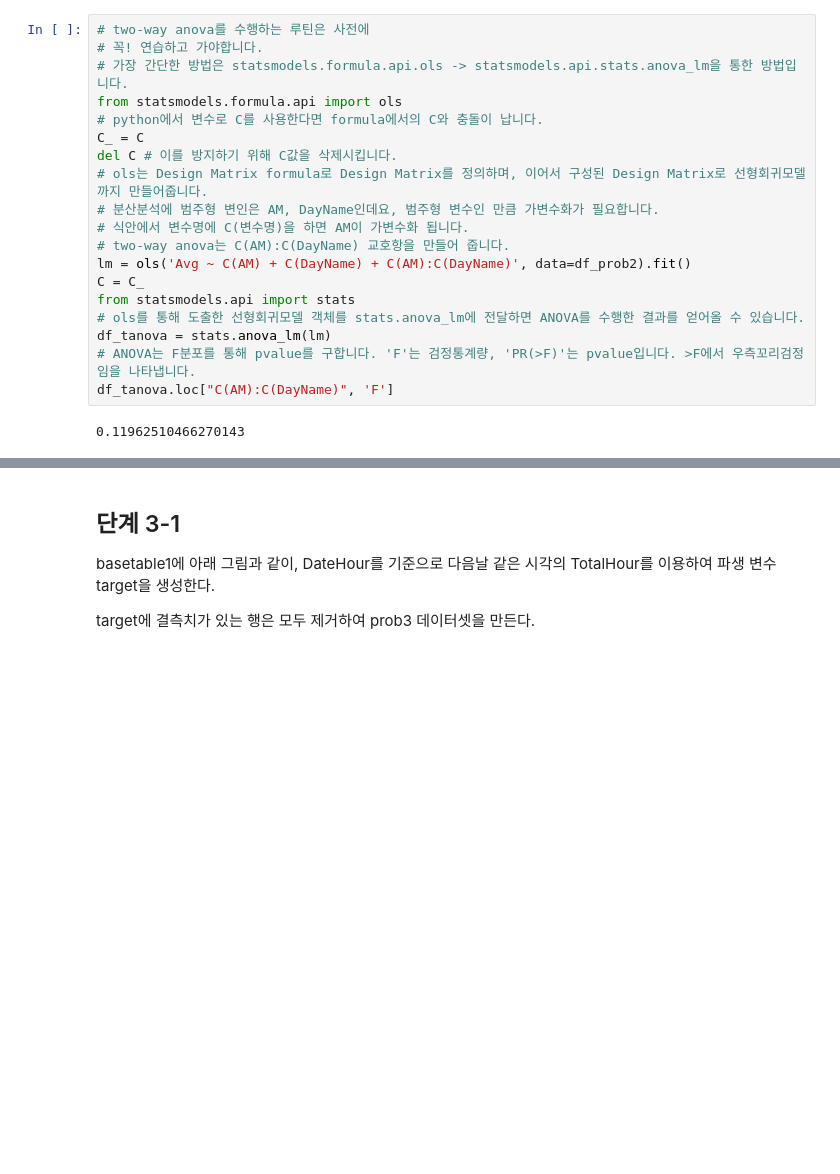
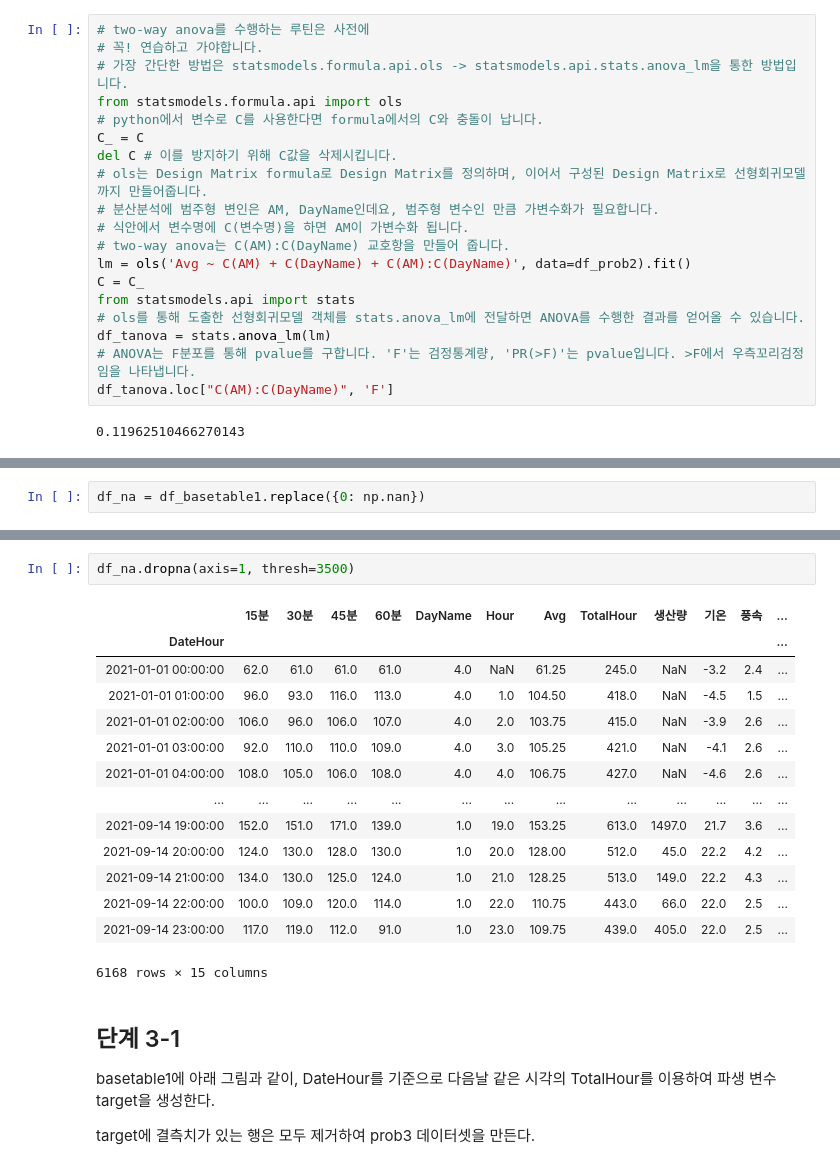
Before and after one commit to sunkusun9/DS_lv3_2311_1, a Jupyter notebook: sec_ds_lv3_prob3_prob.ipynb, the cells around one changed output, grey strips where cells are left out. Drawn from its saved outputs; the diff is of its cells as text; blank space fills up the shorter version.

```diff
--- a/sec_ds_lv3_prob3_prob.ipynb
+++ b/sec_ds_lv3_prob3_prob.ipynb
@@ -761,3 +760,5 @@ AttributeError: 'PatsyData' object has no attribute 'design_info'
 
 
 DateHour를 기준으로 다음날 같은 시각의 최대전력사용량을 예측하려고 한다.
+# %%
+df_na = df_basetable1.replace({0: np.nan})
@@ -764,3 +788,20 @@ DateHour를 기준으로 다음날 같은 시각의 최대전력사용량을 예
+# %%
+df_na.dropna(axis=1, thresh=3500)
+# %% [output]
+|  | 15분 | 30분 | 45분 | 60분 | DayName | Hour | Avg | TotalHour | 생산량 | 기온 | 풍속 | ... |
+| DateHour |  |  |  |  |  |  |  |  |  |  |  | ... |
+| 2021-01-01 00:00:00 | 62.0 | 61.0 | 61.0 | 61.0 | 4.0 | NaN | 61.25 | 245.0 | NaN | -3.2 | 2.4 | ... |
+| 2021-01-01 01:00:00 | 96.0 | 93.0 | 116.0 | 113.0 | 4.0 | 1.0 | 104.50 | 418.0 | NaN | -4.5 | 1.5 | ... |
+| 2021-01-01 02:00:00 | 106.0 | 96.0 | 106.0 | 107.0 | 4.0 | 2.0 | 103.75 | 415.0 | NaN | -3.9 | 2.6 | ... |
+| 2021-01-01 03:00:00 | 92.0 | 110.0 | 110.0 | 109.0 | 4.0 | 3.0 | 105.25 | 421.0 | NaN | -4.1 | 2.6 | ... |
+| 2021-01-01 04:00:00 | 108.0 | 105.0 | 106.0 | 108.0 | 4.0 | 4.0 | 106.75 | 427.0 | NaN | -4.6 | 2.6 | ... |
+| ... | ... | ... | ... | ... | ... | ... | ... | ... | ... | ... | ... | ... |
+| 2021-09-14 19:00:00 | 152.0 | 151.0 | 171.0 | 139.0 | 1.0 | 19.0 | 153.25 | 613.0 | 1497.0 | 21.7 | 3.6 | ... |
+| 2021-09-14 20:00:00 | 124.0 | 130.0 | 128.0 | 130.0 | 1.0 | 20.0 | 128.00 | 512.0 | 45.0 | 22.2 | 4.2 | ... |
+| 2021-09-14 21:00:00 | 134.0 | 130.0 | 125.0 | 124.0 | 1.0 | 21.0 | 128.25 | 513.0 | 149.0 | 22.2 | 4.3 | ... |
+| 2021-09-14 22:00:00 | 100.0 | 109.0 | 120.0 | 114.0 | 1.0 | 22.0 | 110.75 | 443.0 | 66.0 | 22.0 | 2.5 | ... |
+| 2021-09-14 23:00:00 | 117.0 | 119.0 | 112.0 | 91.0 | 1.0 | 23.0 | 109.75 | 439.0 | 405.0 | 22.0 | 2.5 | ... |
+6168 rows × 15 columns
 # %% [markdown]
 ## 단계 3-1
 
```
Also changed, not shown: parts of 68 cells of this notebook.
